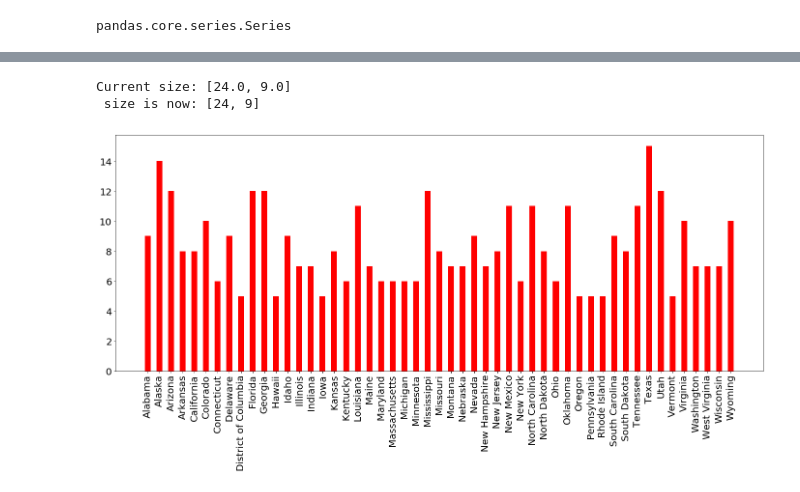
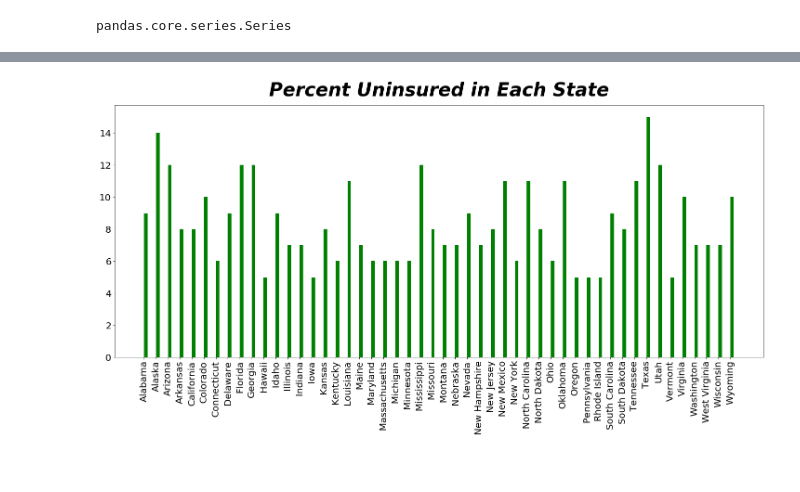
Before and after one commit to siven91/DataScienceProject1, a Jupyter notebook: AnotherDayAnotherData.ipynb, the cells around one changed output, grey strips where cells are left out. Saved outputs shown, nothing was run; the diff lists cells and outputs as text; code cells hidden in the pictures.

```diff
--- a/AnotherDayAnotherData.ipynb
+++ b/AnotherDayAnotherData.ipynb
@@ -245,29 +269,35 @@ plt.show();
-# %%
-xaxis=FiftyStates["State"]
-yaxis=FiftyStates["Uninsured"]*100
-
-plt.bar(xaxis,yaxis, align='center', color='r', width=.5)
-plt.xticks(rotation=90)
-
-# Get current size
-fig_size = plt.rcParams["figure.figsize"]
-
-
-print("Current size:", fig_size)
-
-# # Set figure width to 12 and height to 9
-fig_size[0] = 24
-fig_size[1] = 9
-plt.rcParams["figure.figsize"] = fig_size
-print(" size is now:", fig_size)
-
-plt.xlabel=('States')
-
-plt.show()
-# %% [output]
-Current size: [24.0, 9.0]
- size is now: [24, 9]
-[figure, removed]
+# %%
+# Set X-axis and Y-axis
+xaxis=uninsured_FiftyStates_1["State"]
+
+yaxis=uninsured_FiftyStates_1["Uninsured"]*100
+
+# Choose style of graph,rotation of ticks, and font size of ticks
+
+plt.bar(xaxis,yaxis, align='edge', color='g', width=.3)
+plt.xticks(rotation=90)
+plt.tick_params(axis='both', which='major', labelsize=20)
+
+# # Set figure width and height
+fig_size = plt.rcParams["figure.figsize"]
+fig_size[0] = 25
+fig_size[1] = 10
+
+
+
+# Label x and y axis
+plt.xlabel=('States')
+plt.ylabel=('Percent Uninsured')
+
+
+# Form title, choose fontsize, fontweight, and style. Additionally, add spacing between title and chart
+plt.title('Percent Uninsured in Each State', fontsize=40, fontweight="bold", style='italic')
+rcParams['axes.titlepad'] = 20
+
+# Display graph
+plt.show()
+# %% [output]
+[figure, added]
 # %%
 # Removing the uninsured column to adjust for the chart
 remove_uninsured_df = pd.DataFrame(drop_null_df.drop(['Uninsured'], axis=1))
```
Also changed, not shown: parts of 12 cells of this notebook.
